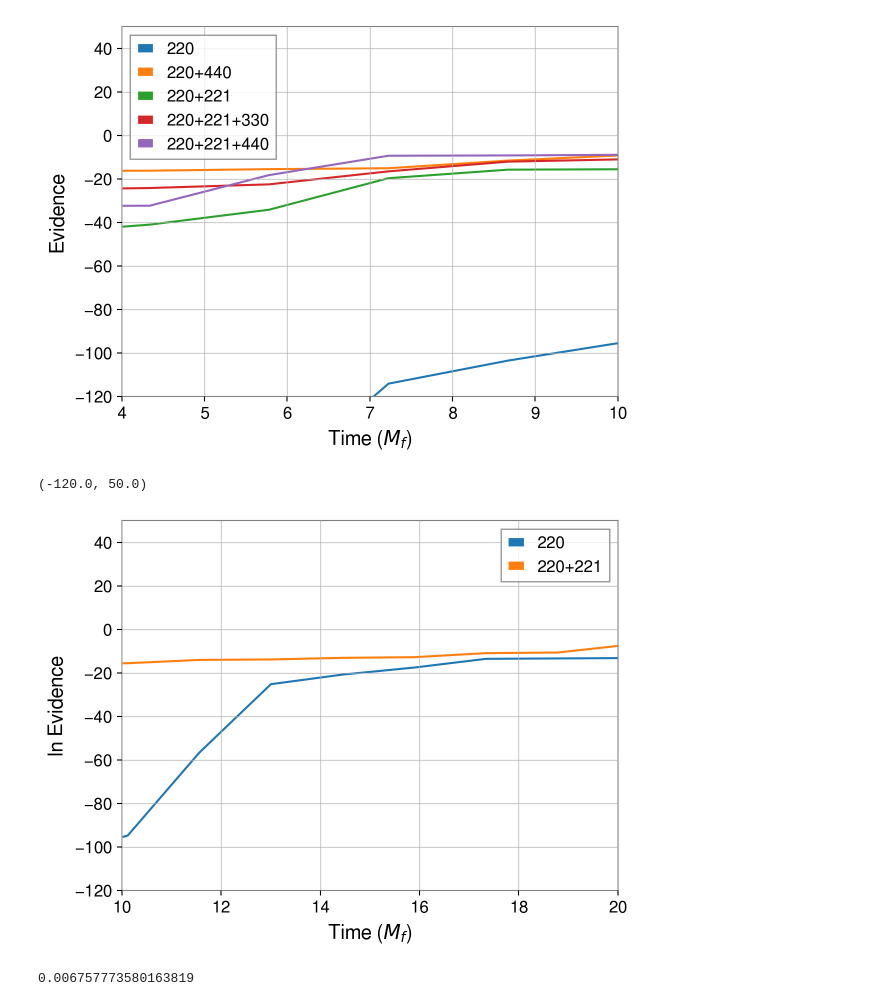
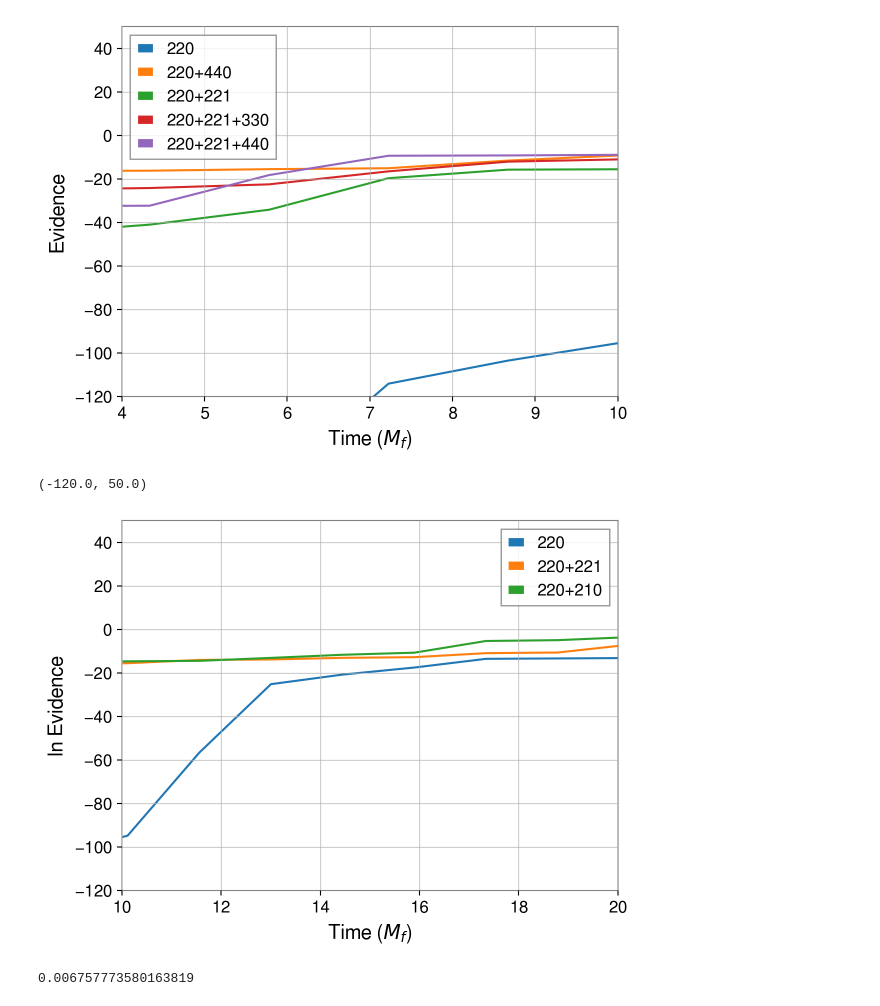
Before and after one commit to Lu-Neil/qnm_filter, a Jupyter notebook: code_demo/Systematics/Viewing systematics cluster results.ipynb, the cells around one changed output. Cells and saved outputs as stored; diff of their text form; code cells hidden in the pictures.

```diff
--- a/code_demo/Systematics/Viewing systematics cluster results.ipynb
+++ b/code_demo/Systematics/Viewing systematics cluster results.ipynb
@@ -129,18 +129,18 @@ pl.ylim(-120, 50)
 (-120.0, 50.0)
 [figure]
 # %%
-keys = ['220', '220+221']
+keys = ['220', '220+221', '220+210']
 
 for k in keys:
     pl.plot(time[k], evidence[k], label = k)
 pl.legend()
 pl.ylabel('ln Evidence')
 pl.xlabel("Time ($M_f$)")
 pl.xlim(10,20)
 pl.ylim(-120, 50)
 # %% [output]
 (-120.0, 50.0)
-[figure, old version]
+[figure, new version]
 # %%
 20*mass_unit
 # %% [output]
```
Also changed, not shown: parts of 2 cells of this notebook, 2 other files.
